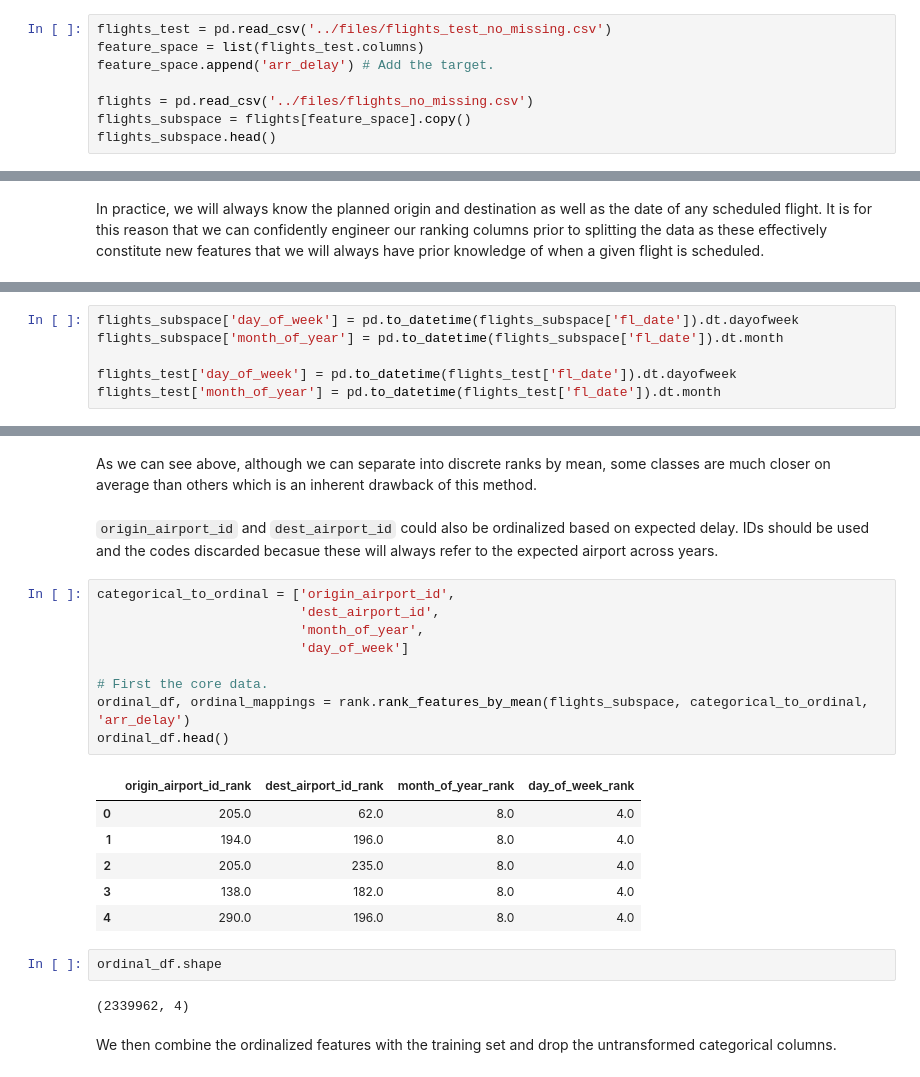
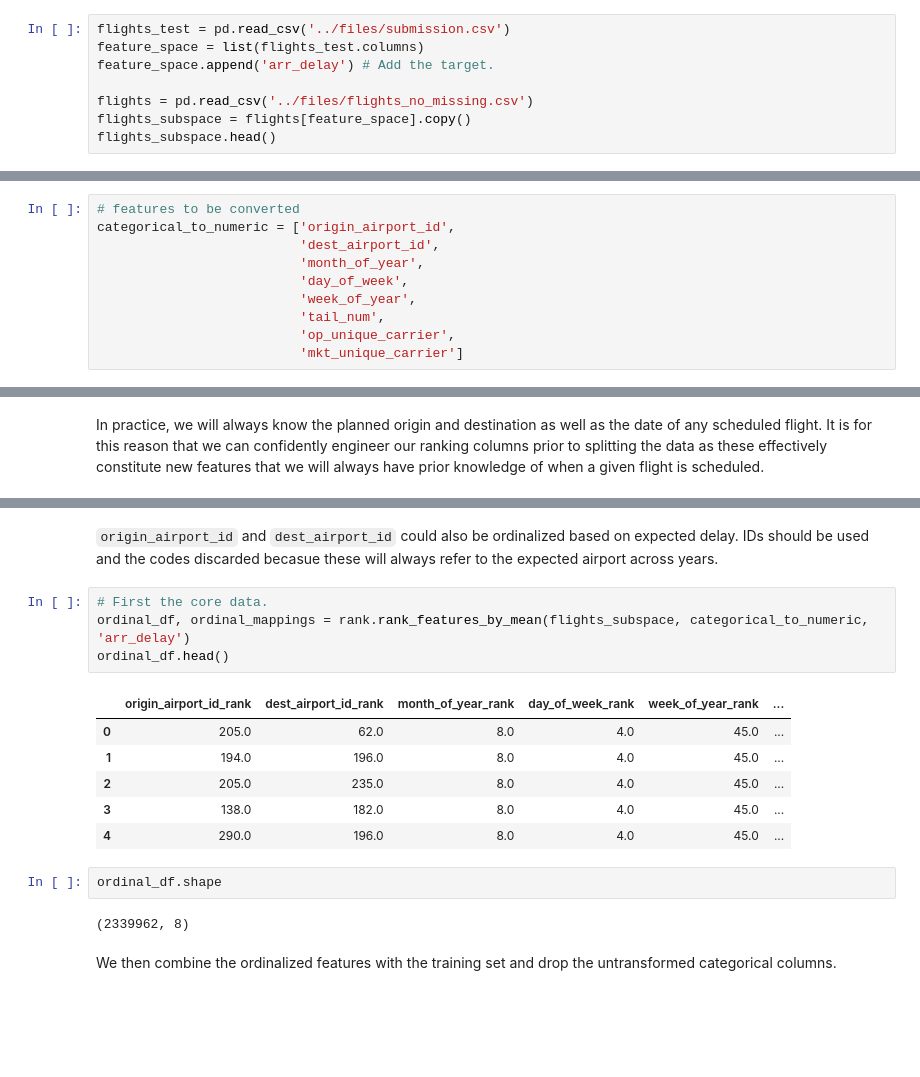
Before and after one commit to jsilke/flight-delay-prediction, a Jupyter notebook: Data/features/feature_selection_&_engineering.ipynb, the cells around one changed output, grey strips where cells are left out. Cells and saved outputs as stored; diff of their text form; blank space fills up the shorter version.

```diff
--- a/Data/features/feature_selection_&_engineering.ipynb
+++ b/Data/features/feature_selection_&_engineering.ipynb
@@ -12,7 +15,7 @@ plt.style.use('dark_background')
 # %%
 RANDOM_STATE = 42
 # %%
-flights_test = pd.read_csv('../files/flights_test_no_missing.csv')
+flights_test = pd.read_csv('../files/submission.csv')
 feature_space = list(flights_test.columns)
 feature_space.append('arr_delay') # Add the target.
 
@@ -72,3 +72,13 @@ flights_subspace = flights_subspace.drop(columns=to_drop)
 flights_test = flights_test.drop(columns=flights_test_drop)
 # %% [markdown]
 ### Feature Engineering
+# %%
+# features to be converted
+categorical_to_numeric = ['origin_airport_id',
+                          'dest_airport_id',
+                          'month_of_year',
+                          'day_of_week',
+                          'week_of_year',
+                          'tail_num',
+                          'op_unique_carrier',
+                          'mkt_unique_carrier']
@@ -81,6 +127,0 @@ In practice, we will always know the planned origin and destination as well as t
-# %%
-flights_subspace['day_of_week'] = pd.to_datetime(flights_subspace['fl_date']).dt.dayofweek
-flights_subspace['month_of_year'] = pd.to_datetime(flights_subspace['fl_date']).dt.month
-
-flights_test['day_of_week'] = pd.to_datetime(flights_test['fl_date']).dt.dayofweek
-flights_test['month_of_year'] = pd.to_datetime(flights_test['fl_date']).dt.month
@@ -118,27 +128,20 @@ Name: arr_delay, dtype: float64
-# %% [markdown]
-As we can see above, although we can separate into discrete ranks by mean, some classes are much closer on average than others which is an inherent drawback of this method.
 # %% [markdown]
 `origin_airport_id` and `dest_airport_id` could also be ordinalized based on expected delay. IDs should be used and the codes discarded becasue these will always refer to the expected airport across years.
 # %%
-categorical_to_ordinal = ['origin_airport_id',
-                          'dest_airport_id',
-                          'month_of_year',
-                          'day_of_week']
-
 # First the core data.
-ordinal_df, ordinal_mappings = rank.rank_features_by_mean(flights_subspace, categorical_to_ordinal, 'arr_delay')
+ordinal_df, ordinal_mappings = rank.rank_features_by_mean(flights_subspace, categorical_to_numeric, 'arr_delay')
 ordinal_df.head()
 # %% [output]
-|  | origin_airport_id_rank | dest_airport_id_rank | month_of_year_rank | day_of_week_rank |
-| 0 | 205.0 | 62.0 | 8.0 | 4.0 |
-| 1 | 194.0 | 196.0 | 8.0 | 4.0 |
-| 2 | 205.0 | 235.0 | 8.0 | 4.0 |
-| 3 | 138.0 | 182.0 | 8.0 | 4.0 |
-| 4 | 290.0 | 196.0 | 8.0 | 4.0 |
+|  | origin_airport_id_rank | dest_airport_id_rank | month_of_year_rank | day_of_week_rank | week_of_year_rank | ... |
+| 0 | 205.0 | 62.0 | 8.0 | 4.0 | 45.0 | ... |
+| 1 | 194.0 | 196.0 | 8.0 | 4.0 | 45.0 | ... |
+| 2 | 205.0 | 235.0 | 8.0 | 4.0 | 45.0 | ... |
+| 3 | 138.0 | 182.0 | 8.0 | 4.0 | 45.0 | ... |
+| 4 | 290.0 | 196.0 | 8.0 | 4.0 | 45.0 | ... |
 # %%
 ordinal_df.shape
 # %% [output]
-(2339962, 4)
+(2339962, 8)
 # %% [markdown]
 We then combine the ordinalized features with the training set and drop the untransformed categorical columns.
 # %%
```
Also changed, not shown: parts of 44 cells of this notebook, 2 other files.
